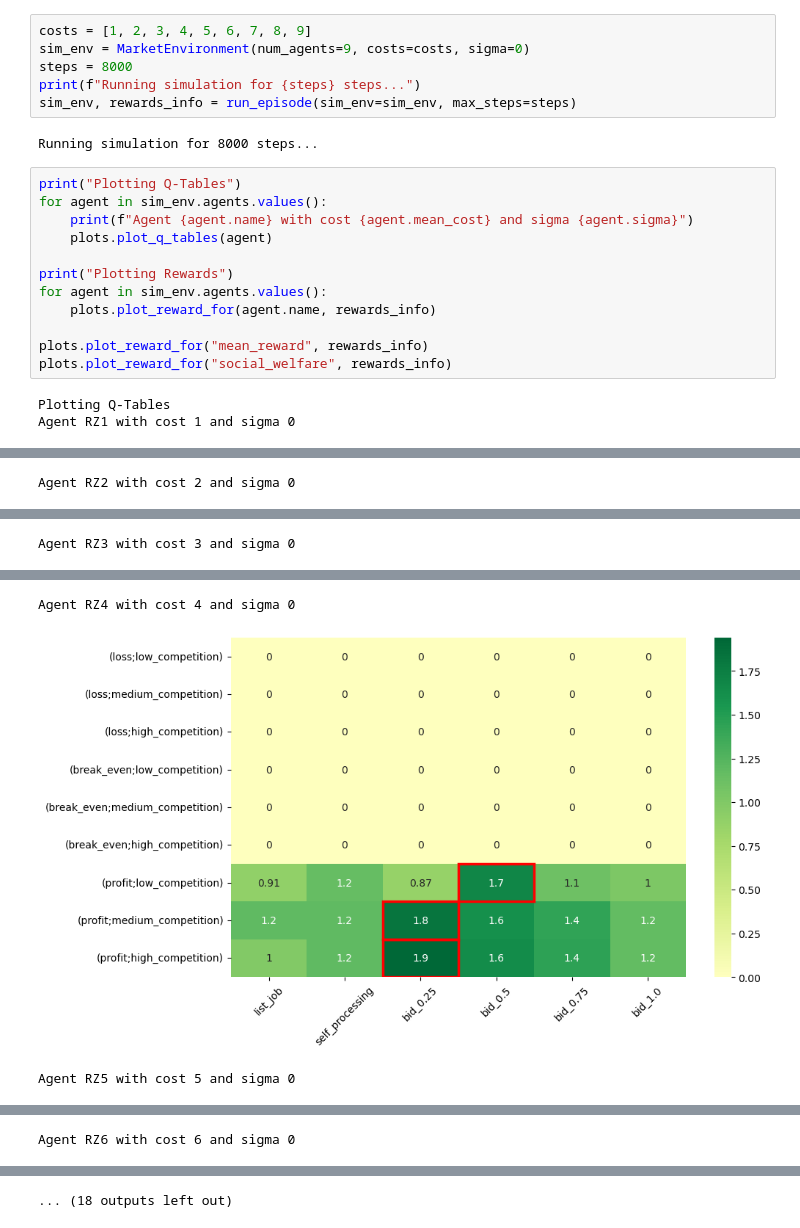
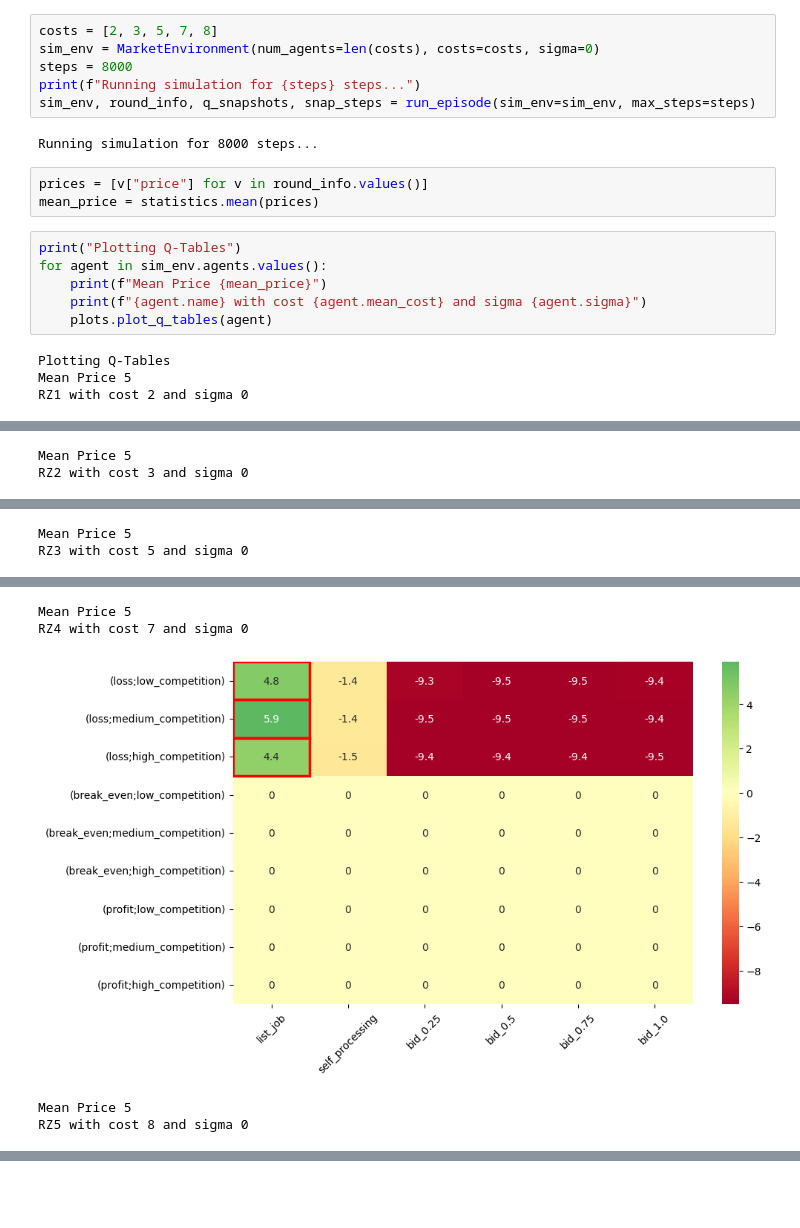
Before and after one commit to BlueSausage/FederatedComputeCluster, a Jupyter notebook: src/rl_environment_statik.ipynb, the cells around one changed output, grey strips where cells are left out. Saved outputs shown, nothing was run; the diff lists cells and outputs as text; blank space fills up the shorter version.

```diff
--- a/src/rl_environment_statik.ipynb
+++ b/src/rl_environment_statik.ipynb
@@ -40,23 +13,21 @@ def run_episode(sim_env: MarketEnvironment, max_steps: int):
 # %%
-costs = [1, 2, 3, 4, 5, 6, 7, 8, 9]
-sim_env = MarketEnvironment(num_agents=9, costs=costs, sigma=0)
+costs = [2, 3, 5, 7, 8]
+sim_env = MarketEnvironment(num_agents=len(costs), costs=costs, sigma=0)
 steps = 8000
 print(f"Running simulation for {steps} steps...")
-sim_env, rewards_info = run_episode(sim_env=sim_env, max_steps=steps)
+sim_env, round_info, q_snapshots, snap_steps = run_episode(sim_env=sim_env, max_steps=steps)
 # %% [output]
 Running simulation for 8000 steps...
+# %%
+prices = [v["price"] for v in round_info.values()]
+mean_price = statistics.mean(prices)
 # %%
 print("Plotting Q-Tables")
 for agent in sim_env.agents.values():
-    print(f"Agent {agent.name} with cost {agent.mean_cost} and sigma {agent.sigma}")
+    print(f"Mean Price {mean_price}")
+    print(f"{agent.name} with cost {agent.mean_cost} and sigma {agent.sigma}")
     plots.plot_q_tables(agent)
-
-print("Plotting Rewards")
-for agent in sim_env.agents.values():
-    plots.plot_reward_for(agent.name, rewards_info)
-
-plots.plot_reward_for("mean_reward", rewards_info)
-plots.plot_reward_for("social_welfare", rewards_info)
 # %% [output]
 Plotting Q-Tables
-Agent RZ1 with cost 1 and sigma 0
+Mean Price 5
+RZ1 with cost 2 and sigma 0
@@ -64 +35,2 @@ Agent RZ1 with cost 1 and sigma 0
-Agent RZ2 with cost 2 and sigma 0
+Mean Price 5
+RZ2 with cost 3 and sigma 0
@@ -66 +38,2 @@ Agent RZ2 with cost 2 and sigma 0
-Agent RZ3 with cost 3 and sigma 0
+Mean Price 5
+RZ3 with cost 5 and sigma 0
@@ -68,3 +41,5 @@ Agent RZ3 with cost 3 and sigma 0
-Agent RZ4 with cost 4 and sigma 0
+Mean Price 5
+RZ4 with cost 7 and sigma 0
-[figure, old version]
+[figure, new version]
-Agent RZ5 with cost 5 and sigma 0
+Mean Price 5
+RZ5 with cost 8 and sigma 0
@@ -72 +46,0 @@ Agent RZ5 with cost 5 and sigma 0
-Agent RZ6 with cost 6 and sigma 0
@@ -74 +46,0 @@ Agent RZ6 with cost 6 and sigma 0
-... (18 outputs left out)
```
Also changed, not shown: parts of 8 cells of this notebook, 5 other files.
